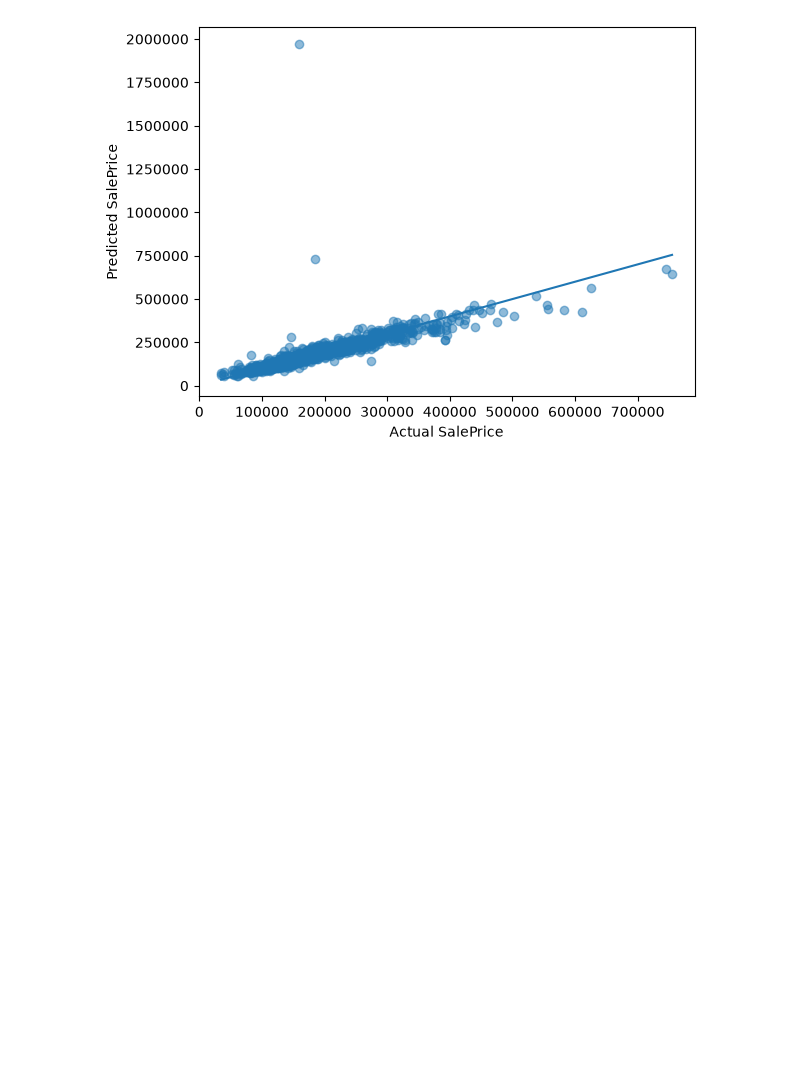
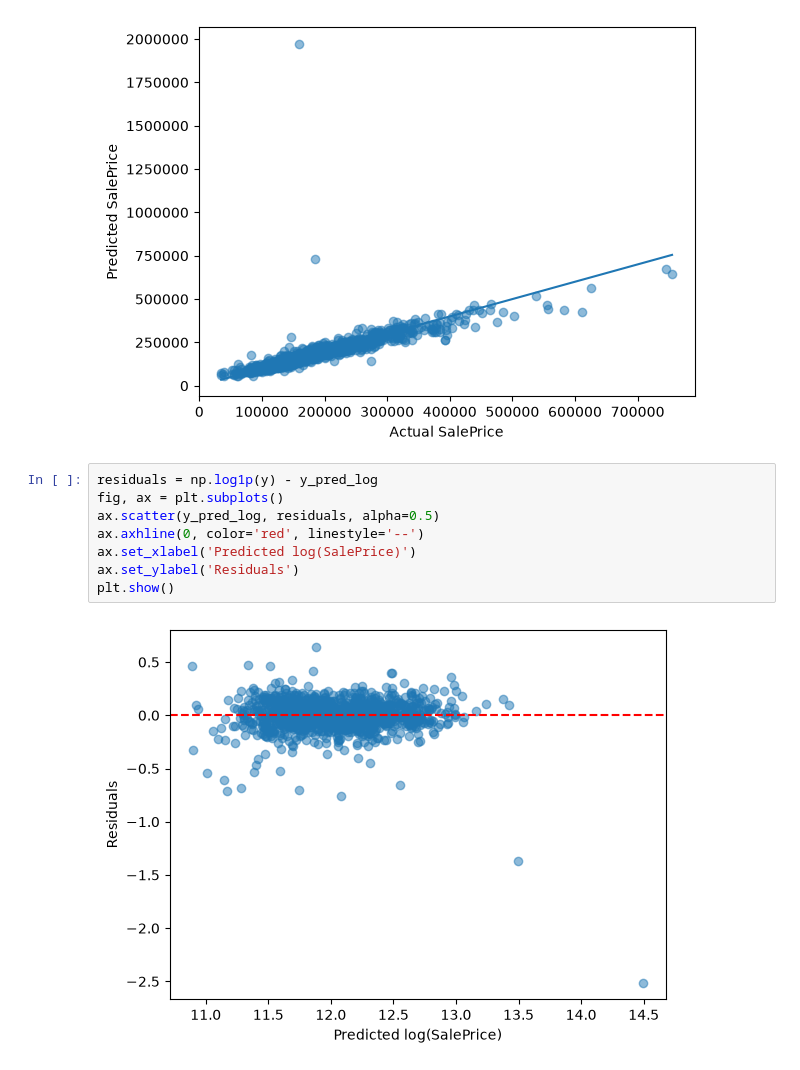
Before and after one commit to da1zy3r/ames-house-prices, a Jupyter notebook: main.ipynb, the cells around one changed output. Saved outputs shown, nothing was run; the diff lists cells and outputs as text; blank space fills up the shorter version.

```diff
--- a/main.ipynb
+++ b/main.ipynb
@@ -93,3 +93,13 @@ ax.set_ylabel('Predicted SalePrice')
 plt.show()
 # %% [output]
 [figure]
+# %%
+residuals = np.log1p(y) - y_pred_log
+fig, ax = plt.subplots()
+ax.scatter(y_pred_log, residuals, alpha=0.5)
+ax.axhline(0, color='red', linestyle='--')
+ax.set_xlabel('Predicted log(SalePrice)')
+ax.set_ylabel('Residuals')
+plt.show()
+# %% [output]
+[figure, added]
```
Also changed, not shown: parts of 5 cells of this notebook.
